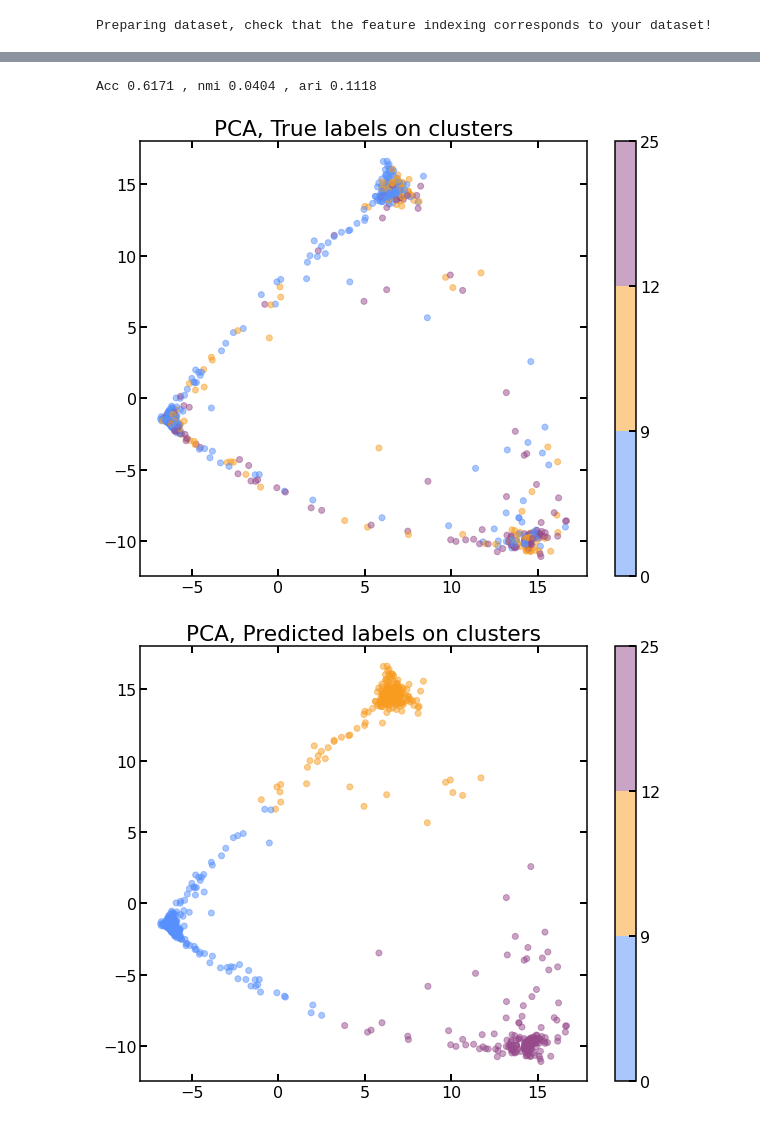
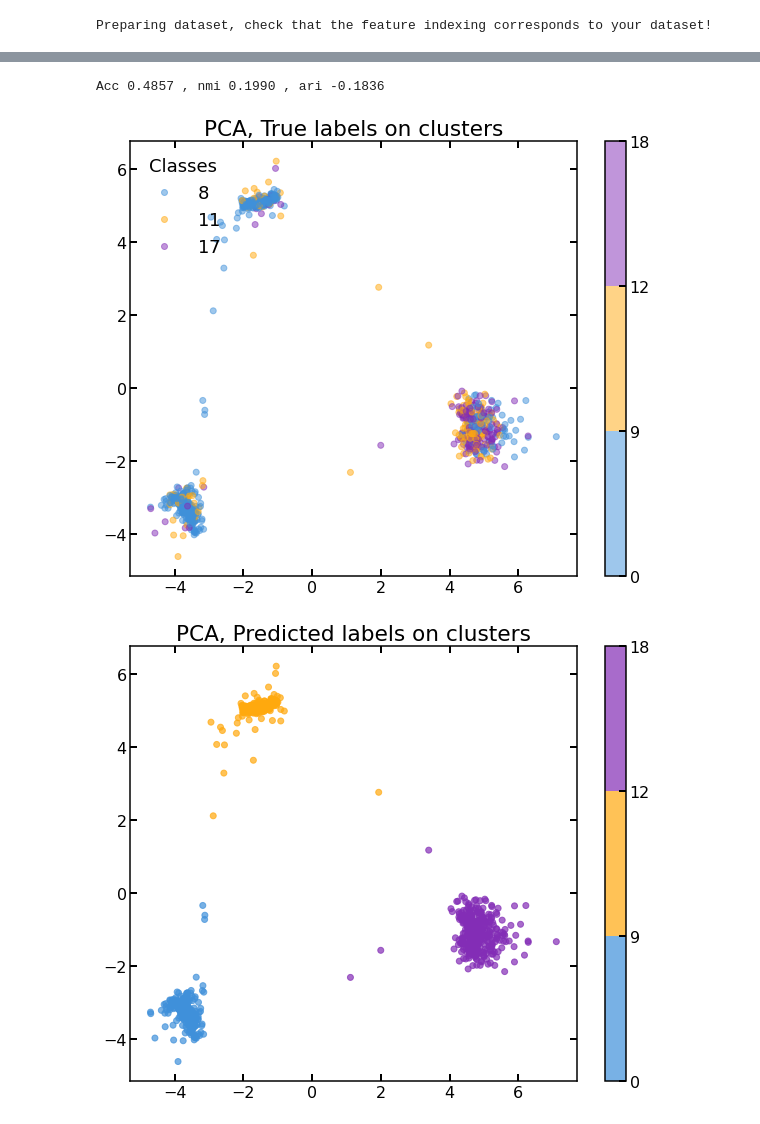
Before and after one commit to chernyavskaya/AnomalyClustering, a Jupyter notebook: notebooks/eval_dense_AE.ipynb, the cells around one changed output, grey strips where cells are left out. Saved outputs shown, nothing was run; the diff lists cells and outputs as text; code cells hidden in the pictures.

```diff
--- a/notebooks/eval_dense_AE.ipynb
+++ b/notebooks/eval_dense_AE.ipynb
@@ -42,8 +44,8 @@ setGPU: Setting GPU to: 0
 # %%
 DATA_PATH = '/eos/user/n/nchernya/MLHEP/AnomalyDetection/autoencoder_for_anomaly/clustering/inputs/'
 #TRAIN_NAME = 'bkg_l1_filtered_1mln_padded.h5'
-TRAIN_NAME = 'bkg_sig_0.0156_l1_filtered_padded.h5'
-#TRAIN_NAME = 'bkg_sig_0.0156_l1_filtered_reduced.h5'
+#TRAIN_NAME = 'bkg_sig_0.0156_l1_filtered_padded.h5'
+TRAIN_NAME = 'bkg_sig_0.0156_l1_filtered_reduced.h5'
 
 filename_bg = DATA_PATH + TRAIN_NAME
 in_file = h5py.File(filename_bg, 'r')
@@ -51,9 +53,9 @@ file_dataset = np.array(in_file['dataset'])
 random.shuffle(file_dataset)
 file_dataset = file_dataset
 
-n_top_proc=2
-file_dataset_1d,dataset_proc_truth,dataset = data_proc.prepare_1d_datasets(file_dataset,n_top_proc = n_top_proc)
-#file_dataset_1d,_,dataset = data_proc.prepare_1d_reduced_datasets(file_dataset,n_top_proc =n_top_proc)
+n_top_proc=3
+#file_dataset_1d,dataset_proc_truth,dataset = data_proc.prepare_1d_datasets(file_dataset,n_top_proc = n_top_proc)
+file_dataset_1d,_,dataset = data_proc.prepare_1d_reduced_datasets(file_dataset,n_top_proc =n_top_proc)
 
 #order_num_objets = [1,3,3,3,15,6]
 #order_names_objects = 'met,e,g,mu,j,b'.split(',')
@@ -101,13 +103,13 @@ from models.models import load_DenseAE, load_IDEC, load_GraphAE
 
 
 load_dir = '/eos/user/n/nchernya/MLHEP/AnomalyDetection/autoencoder_for_anomaly/clustering/trained_output/dense/'
-n_run = 'run_25'
+n_run = 'run_31'
 load_dir+=n_run+'/'
-#path_model_ae = load_dir+'/best_model_AE.pkl'
-path_model_ae = load_dir+'/pretrained_AE_epoch_4.pkl'
+path_model_ae = load_dir+'/best_model_AE.pkl'
+#path_model_ae = load_dir+'/pretrained_AE_epoch_20.pkl'
 
-#path_model_idec = load_dir+'best_model_IDEC.pkl'
-path_model_idec = load_dir+'idec_model_epoch_31.pkl'
+path_model_idec = load_dir+'best_model_IDEC.pkl'
+#path_model_idec = load_dir+'idec_model_epoch_30.pkl'
 path_params = load_dir+'parameters.json'
 params_dict = json.loads(json.load(open(path_params)))
 
@@ -148,48 +150,50 @@ predicted_reassigned = np.array([reassignment[item] for item in pred_labels])
 #num_clusters_dict[num_cluster]['db_score'] = davies_bouldin_score(latent_pred[idx], predicted_reassigned[idx])
 #num_clusters_dict[num_cluster]['ch_score'] = calinski_harabasz_score(latent_pred[idx], predicted_reassigned[idx])
 # %% [output]
-Acc 0.6171 , nmi 0.0404 , ari 0.1118
+Acc 0.4857 , nmi 0.1990 , ari -0.1836
 # %%
 cmap = plt.cm.rainbow #rainbow
-cmap = (colors.ListedColormap(['#5790fc', '#f89c20', '#e42536', '#964a8b'])
+nice_colors = ['#3f90da', '#ffa90e', '#94a4a2', '#832db6', '#a96b59', '#e76300', '#b9ac70', '#717581', '#92dadd','#bd1f01']
+n_col = int(max(len(np.unique(predicted_reassigned)),len(np.unique(true_labels))))+1
+cmap = (colors.ListedColormap(nice_colors[:n_col])
         .with_extremes(over='0.25', under='0.75'))
-#norm = colors.BoundaryNorm(np.arange(1, 26, 1), cmap.N)
-norm = colors.BoundaryNorm([0,9,12,25], cmap.N)
-#norm = colors.BoundaryNorm([0,8.,  9., 12., 18., 19., 22.], cmap.N)
+b_n = np.unique(true_labels)+1 if len(np.unique(true_labels))>len(np.unique(predicted_reassigned)) else np.unique(predicted_reassigned)+1
+b_n = np.insert(b_n,0,0)
+norm = colors.BoundaryNorm( b_n,cmap.N)
 # %%
 
 from sklearn.model_selection import StratifiedKFold
 
 n_subsample = 1000
 n = int(len(true_labels)/n_subsample)
 
 skf = StratifiedKFold(n, shuffle = True)
 for _, batch in skf.split(latent_pred, true_labels):
     break
 
 #principalComponents = TSNE(n_components=2,verbose=1, perplexity=20, n_iter=1000, learning_rate=200
 #                          ).fit_transform(latent_pred[batch])
 
 pca = PCA(n_components=2)
 #principalComponents = pca.fit_transform(np.array(latent_pred[batch]))
 principalComponents = pca.fit_transform(np.array(latent_pred))
 
 pc1 = principalComponents[:,0][batch]
 pc2 = principalComponents[:,1][batch]
 
 fig = plt.figure(figsize=(10,8))
-plt.scatter(pc1,pc2, c=true_labels[batch],cmap=cmap, norm=norm, marker='o', alpha=0.5)
-#plt.scatter(pc1,pc2, c=true_labels,cmap=cmap, norm=norm, marker='o', alpha=0.5)
+scatter = plt.scatter(pc1,pc2, c=true_labels[batch],cmap=cmap, norm=norm, marker='o', alpha=0.5)
+#plt.scatter(pc1,pc2, c=true_labels,cmap=cmap, norm=norm, marker='o', alpha=0.7)
 plt.title('PCA, True labels on clusters')
 cb = plt.colorbar()
-#legend1 = plt.legend(*scatter.legend_elements(),
- #                   loc="upper left", title="Classes")
+legend1 = plt.legend(*scatter.legend_elements(),
+                   loc="upper left", title="Classes")
 
 fig = plt.figure(figsize=(10,8))
-plt.scatter(pc1,pc2, c=predicted_reassigned[batch],cmap=cmap, norm=norm, alpha=0.5)
+plt.scatter(pc1,pc2, c=predicted_reassigned[batch],cmap=cmap, norm=norm, alpha=0.7)
 #plt.scatter(pc1,pc2, c=predicted_reassigned,cmap=cmap, norm=norm, alpha=0.5)
 plt.title('PCA, Predicted labels on clusters')
 cb = plt.colorbar()
 # %% [output]
-[figure, old version]
+[figure, new version]
-[figure, old version]
+[figure, new version]
```
Also changed, not shown: parts of 10 cells of this notebook, 7 other files.
